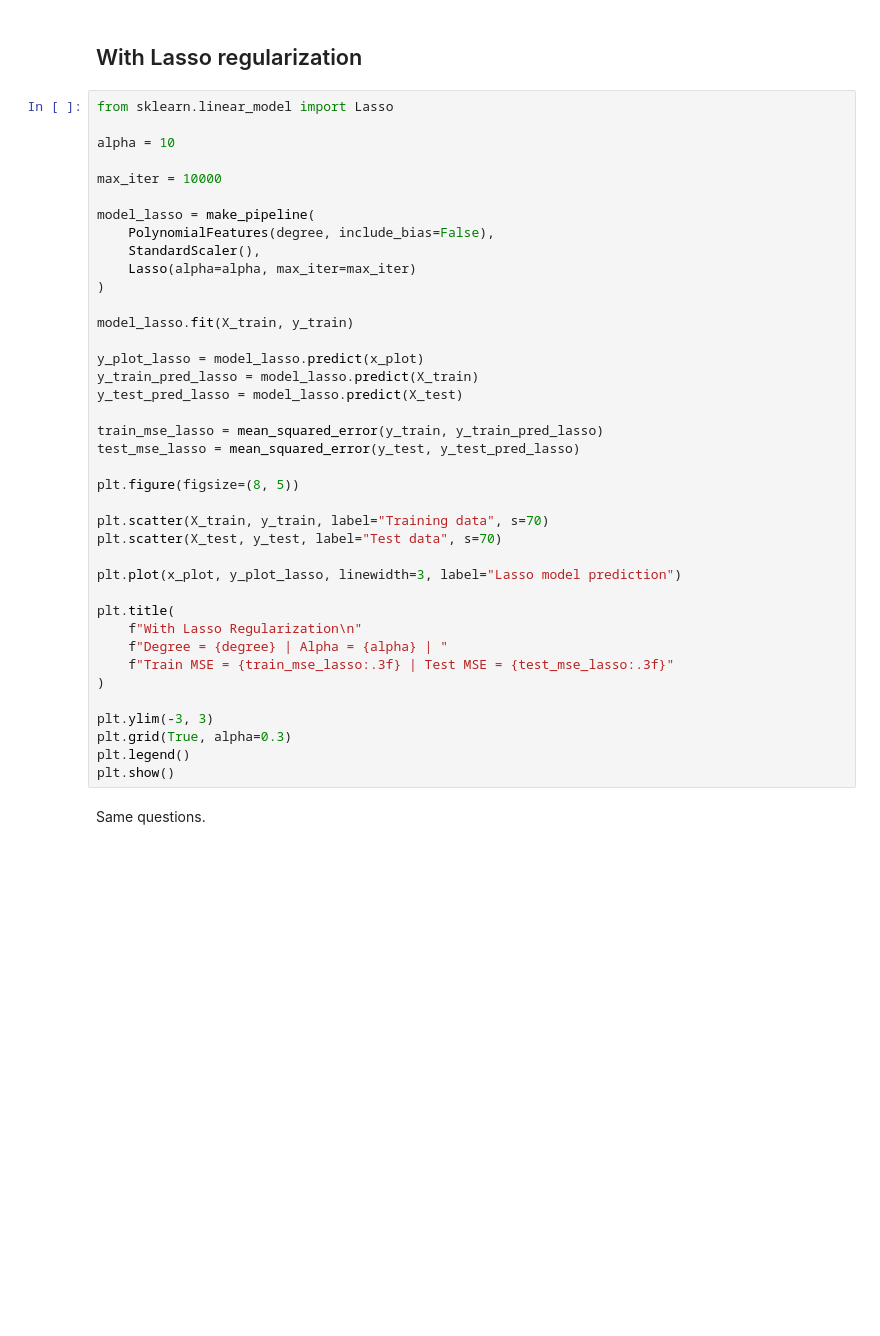
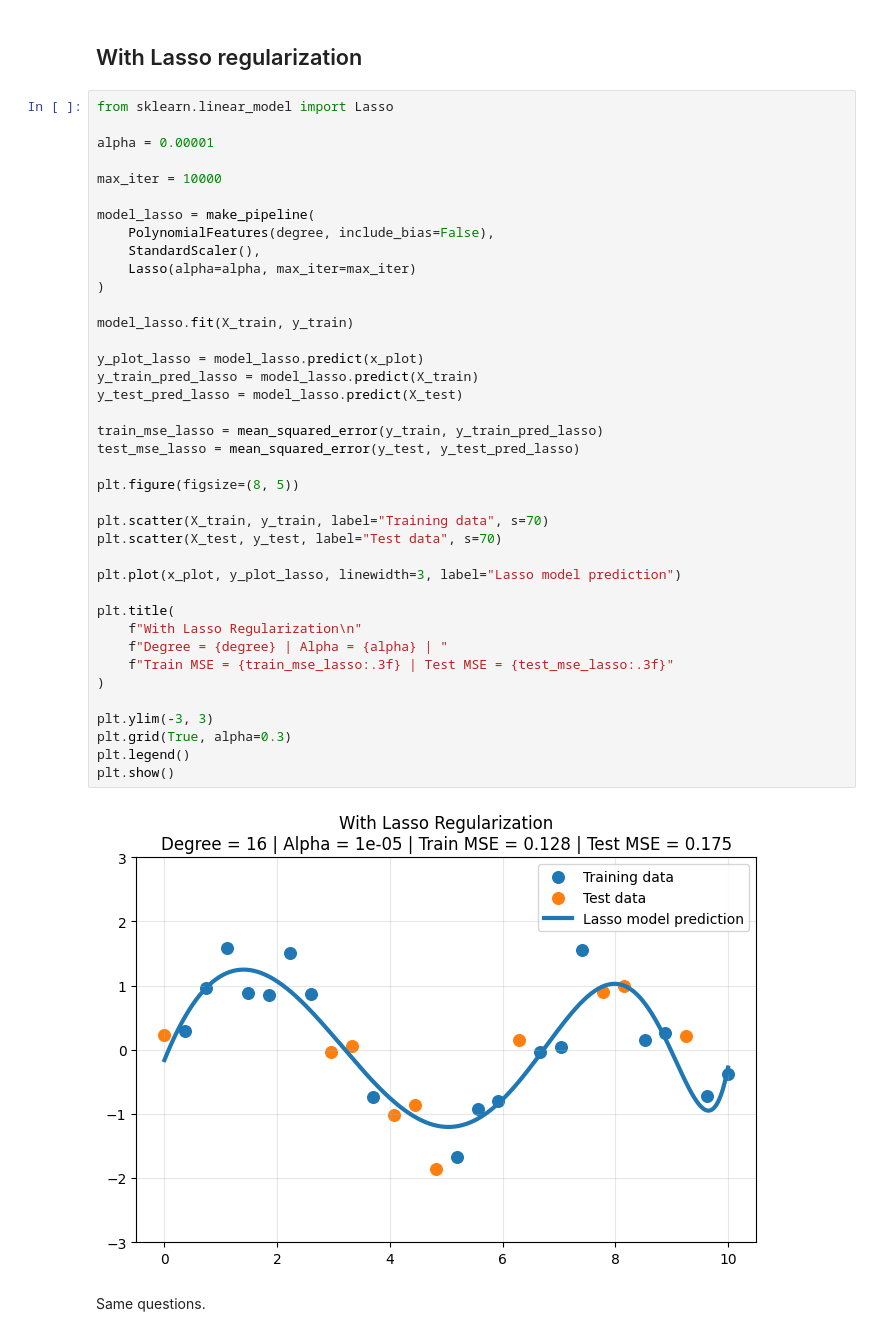
Before and after one commit to DucAnhIsSleepy/ml-course, a Jupyter notebook: docs/4-Regularization/01-regularization-basics.ipynb, the cells around one changed output. Drawn from its saved outputs; the diff is of its cells as text; blank space fills up the shorter version.

```diff
--- a/docs/4-Regularization/01-regularization-basics.ipynb
+++ b/docs/4-Regularization/01-regularization-basics.ipynb
@@ -192,7 +204,7 @@ plt.show()
 # %%
 from sklearn.linear_model import Lasso
 
-alpha = 10
+alpha = 0.00001
 
 max_iter = 10000
 
@@ -201,33 +213,35 @@ model_lasso = make_pipeline(
     StandardScaler(),
     Lasso(alpha=alpha, max_iter=max_iter)
 )
 
 model_lasso.fit(X_train, y_train)
 
 y_plot_lasso = model_lasso.predict(x_plot)
 y_train_pred_lasso = model_lasso.predict(X_train)
 y_test_pred_lasso = model_lasso.predict(X_test)
 
 train_mse_lasso = mean_squared_error(y_train, y_train_pred_lasso)
 test_mse_lasso = mean_squared_error(y_test, y_test_pred_lasso)
 
 plt.figure(figsize=(8, 5))
 
 plt.scatter(X_train, y_train, label="Training data", s=70)
 plt.scatter(X_test, y_test, label="Test data", s=70)
 
 plt.plot(x_plot, y_plot_lasso, linewidth=3, label="Lasso model prediction")
 
 plt.title(
     f"With Lasso Regularization\n"
     f"Degree = {degree} | Alpha = {alpha} | "
     f"Train MSE = {train_mse_lasso:.3f} | Test MSE = {test_mse_lasso:.3f}"
 )
 
 plt.ylim(-3, 3)
 plt.grid(True, alpha=0.3)
 plt.legend()
 plt.show()
+# %% [output]
+[figure, added]
 # %% [markdown]
 Same questions.
 # %% [markdown]
```
Also changed, not shown: parts of 5 cells of this notebook, 1 other file.
